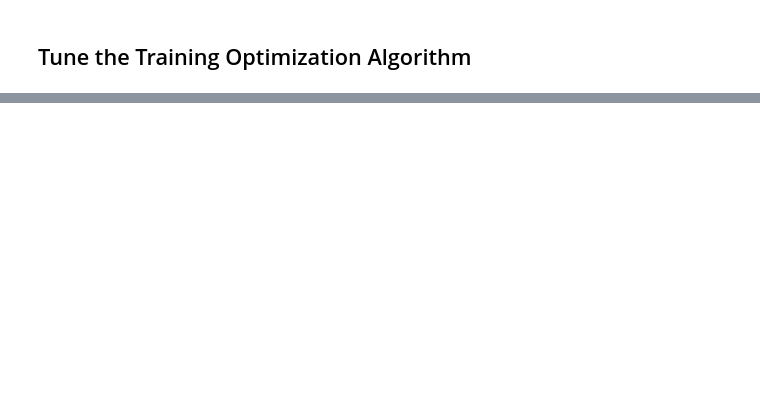
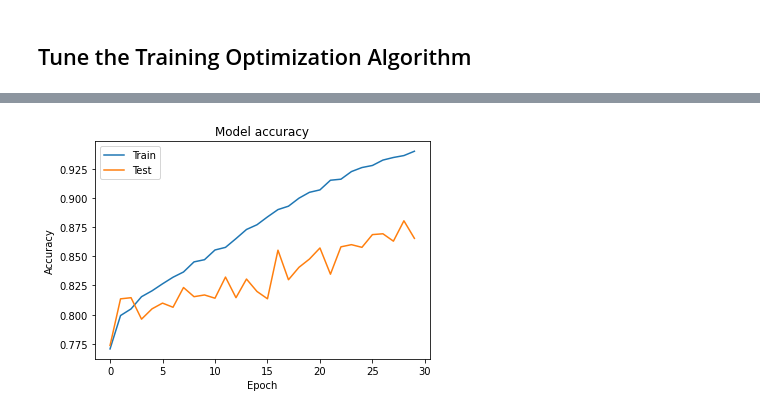
Before and after one commit to plaban1981/TMLC, a Jupyter notebook: Patient_Survival_Detection_using_neural_networks.ipynb, the cells around one changed output, grey strips where cells are left out. Cells and saved outputs as stored; diff of their text form; code cells hidden in the pictures; blank space fills up the shorter version.

```diff
--- a/Patient_Survival_Detection_using_neural_networks.ipynb
+++ b/Patient_Survival_Detection_using_neural_networks.ipynb
@@ -969,3 +1082,3 @@ grid = GridSearchCV(estimator=model, param_grid=param_grid, n_jobs=-1, cv=5)
 # %%
-grid.fit(X_train_scaled,y_train)
+grid.fit(X_train,y_train)
 # %% [output]
@@ -982,9 +1122,10 @@ for mean, stdev, param in zip(means, stds, params):
 ## Tune the Training Optimization Algorithm
 # %%
 # create model
-model = KerasClassifier(model=create_model, epochs=100, batch_size=10, verbose=0)
+model = KerasClassifier(model=create_model, epochs=30 , batch_size=40, verbose=0)
+
 # define the grid search parameters
 optimizer = ['SGD', 'RMSprop', 'Adagrad', 'Adadelta', 'Adam', 'Adamax', 'Nadam']
-param_grid = dict(optimizer=optimizer)
-grid = GridSearchCV(estimator=model, param_grid=param_grid, n_jobs=-1, cv=5)
-grid_result = grid.fit(X_train_scaled, y_train)
+param_grid = dict(clf__optimizer=optimizer,clf__class_weight=[{0:weight_0,1:weight_1}])
+grid = GridSearchCV(estimator=pipeline, param_grid=param_grid, n_jobs=-1, cv=5,scoring="f1")
+grid_result = grid.fit(X_train, y_train)
@@ -1000,0 +1156,15 @@ for mean, stdev, param in zip(means, stds, params):
+# %%
+def create_model():
+  model = Sequential()
+  model.add(Dense(256, input_dim=166, activation= 'relu' ))
+  model.add(Dense(64, activation= 'relu'))
+  model.add(Dropout(0.03)),
+  model.add(Dense(8,  activation= 'relu' ))
+  model.add(Dropout(0.04)),
+  model.add(Dense(1,  activation= 'sigmoid' ))
+  #compile the model
+  model.compile(loss='binary_crossentropy', optimizer='adam', metrics=metrics)
+  return model
+# %%
+model = create_model()
+history = model.fit(X_train_scaled, y_train, validation_data = (X_test_scaled,y_test),epochs=30, batch_size=40,class_weight={0:weight_0,1:weight_1})
@@ -1000,0 +1189,11 @@ for mean, stdev, param in zip(means, stds, params):
+# %%
+import matplotlib.pyplot as plt
+plt.plot(history.history['accuracy'])
+plt.plot(history.history['val_accuracy'])
+plt.title('Model accuracy')
+plt.ylabel('Accuracy')
+plt.xlabel('Epoch')
+plt.legend(['Train', 'Test'], loc='upper left')
+plt.show()
+# %% [output]
+[figure, added]
```
Also changed, not shown: parts of 41 cells of this notebook.
